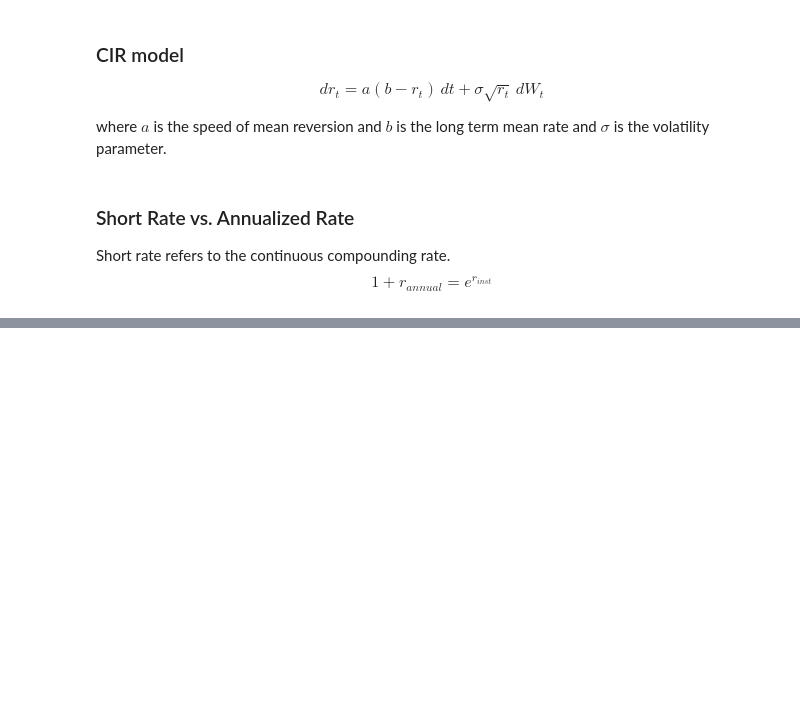
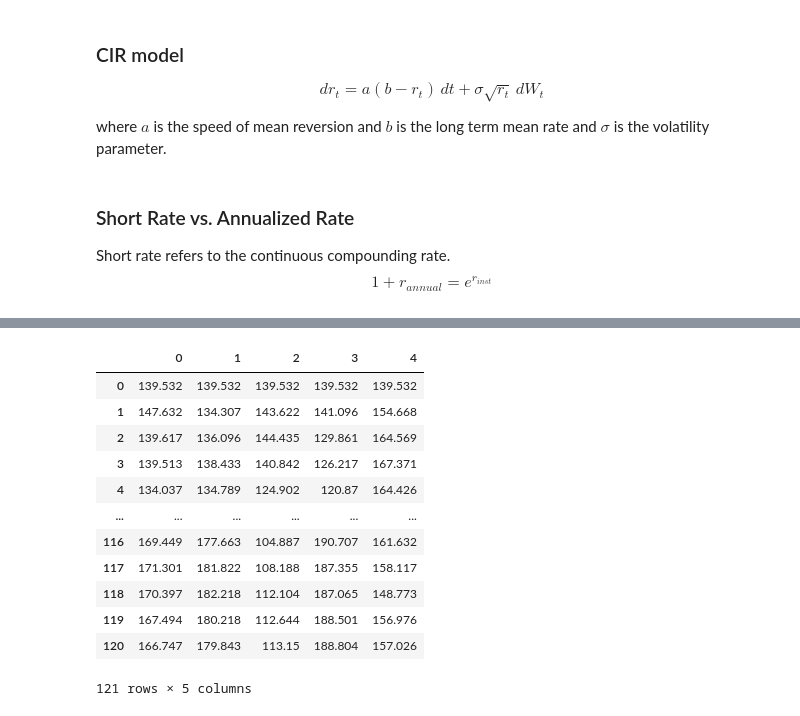
Before and after one commit to xiangyuli2021/CPPI, a Jupyter notebook: CPPI.ipynb, the cells around one changed output, grey strips where cells are left out. Saved outputs shown, nothing was run; the diff lists cells and outputs as text; code cells hidden in the pictures; blank space fills up the shorter version.

```diff
--- a/CPPI.ipynb
+++ b/CPPI.ipynb
@@ -289,0 +311,17 @@ plt.show()
+# %%
+price_30 = f.bond_price(maturity=30,principal=100,coupon_rate=0.05,coupons_per_year=12,discount_rate=rates)
+price_30
+# %% [output]
+|  | 0 | 1 | 2 | 3 | 4 |
+| 0 | 139.532 | 139.532 | 139.532 | 139.532 | 139.532 |
+| 1 | 147.632 | 134.307 | 143.622 | 141.096 | 154.668 |
+| 2 | 139.617 | 136.096 | 144.435 | 129.861 | 164.569 |
+| 3 | 139.513 | 138.433 | 140.842 | 126.217 | 167.371 |
+| 4 | 134.037 | 134.789 | 124.902 | 120.87 | 164.426 |
+| ... | ... | ... | ... | ... | ... |
+| 116 | 169.449 | 177.663 | 104.887 | 190.707 | 161.632 |
+| 117 | 171.301 | 181.822 | 108.188 | 187.355 | 158.117 |
+| 118 | 170.397 | 182.218 | 112.104 | 187.065 | 148.773 |
+| 119 | 167.494 | 180.218 | 112.644 | 188.501 | 156.976 |
+| 120 | 166.747 | 179.843 | 113.15 | 188.804 | 157.026 |
+121 rows × 5 columns
```
Also changed, not shown: parts of 4 cells of this notebook, 1 other file.
